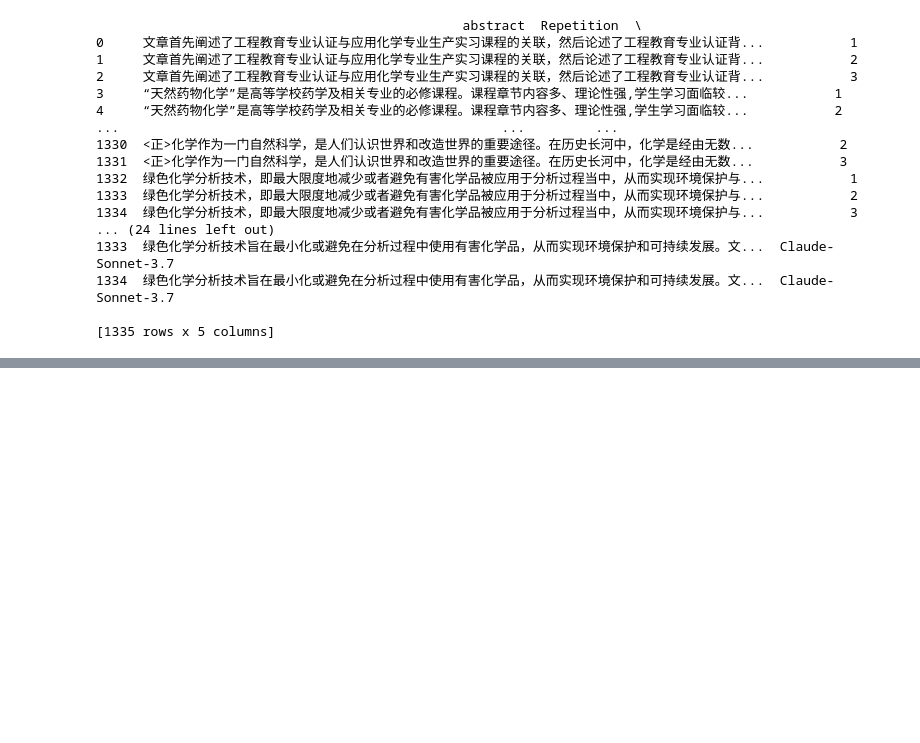
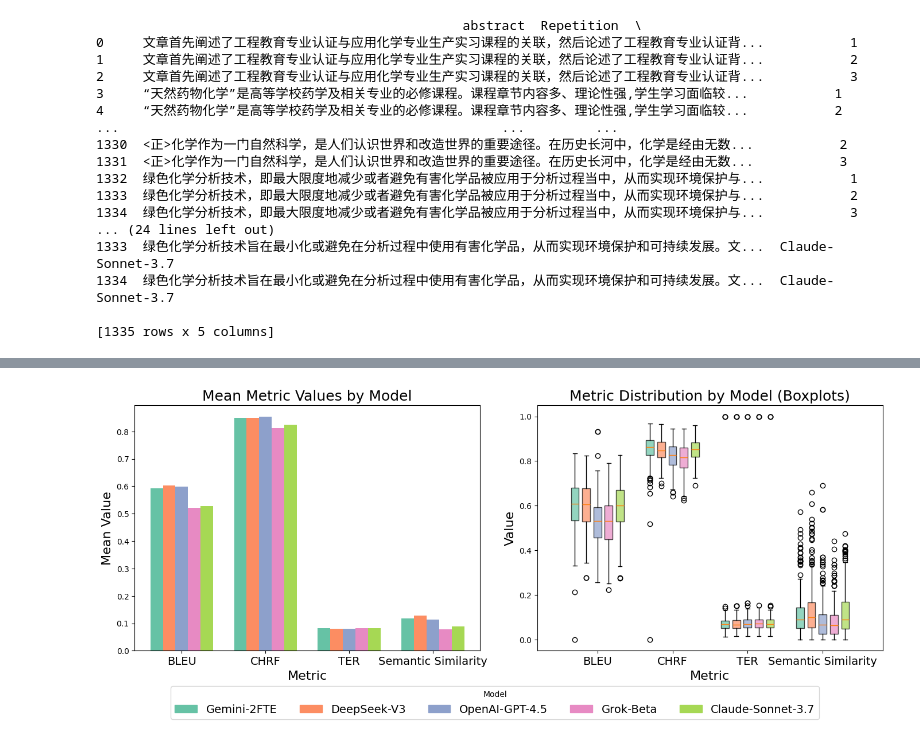
Before and after one commit to pcbrom/bt-conference, a Jupyter notebook: aed_metrics.ipynb, the cells around one changed output, grey strips where cells are left out. Saved outputs shown, nothing was run; the diff lists cells and outputs as text; code cells hidden in the pictures; blank space fills up the shorter version.

```diff
--- a/aed_metrics.ipynb
+++ b/aed_metrics.ipynb
@@ -191,3 +194,87 @@ Global Descriptive Statistics:
 # %%
 df.to_csv("results_metrics/results_metrics.csv", index=False)
 df.to_excel("results_metrics/results_metrics.xlsx", index=False)
+# %%
+import matplotlib.pyplot as plt
+import numpy as np
+import pandas as pd
+import matplotlib.patches as mpatches
+import os
+
+# Define the metrics
+metrics = ['BLEU', 'CHRF', 'TER', 'Semantic Similarity']
+
+# Calculate the mean of the metrics per model
+model_means = df.groupby('model')[metrics].mean()
+
+# Define positions for the bar graphs
+x = np.arange(len(metrics))
+width = 0.15  # Bar width
+
+# Define a more balanced color palette
+colors = plt.get_cmap("Set2").colors[:len(model_means.index)]  # Set2 palette
+
+# Create the figure and axes
+fig, axes = plt.subplots(1, 2, figsize=(14, 6))
+
+# Bar graph (Mean metric values per model)
+for i, model in enumerate(model_means.index):
+    offset = (i - len(model_means.index) / 2 + 0.5) * width
+    axes[0].bar(x + offset, model_means.loc[model], width, label=model, color=colors[i])
+
+# Configuration of the first graph
+axes[0].set_xlabel("Metric", fontsize=16)
+axes[0].set_ylabel("Mean Value", fontsize=16)
+axes[0].set_title("Mean Metric Values by Model", fontsize=18)
+axes[0].set_xticks(x)
+axes[0].set_xticklabels(metrics, fontsize=14)
+
+# Prepare the data for the boxplots
+models = df['model'].unique()
+data_for_boxplots = [[df[df['model'] == model][metric].values for model in models] for metric in metrics]
+
+# Define positions for the boxplots
+positions = []
+for i in range(len(metrics)):
+    positions.extend([i + (j - len(models) / 2 + 0.5) * width for j in range(len(models))])
+
+# Flatten the data for the boxplot
+flattened_data = [item for sublist in data_for_boxplots for item in sublist]
+
+# Create the boxplots
+bplot = axes[1].boxplot(flattened_data, positions=positions, widths=width * 0.7, patch_artist=True)
+
+# Apply colors to the boxplots
+for i, patch in enumerate(bplot["boxes"]):
+    patch.set_facecolor(colors[i % len(models)])
+    patch.set_alpha(0.7)  # Transparency
+    patch.set_edgecolor("black")  # Black outline
+
+# Configuration of the second graph
+axes[1].set_xticks(x)
+axes[1].set_xticklabels(metrics, fontsize=14)
+axes[1].set_xlabel("Metric", fontsize=16)
+axes[1].set_ylabel("Value", fontsize=16)
+axes[1].set_title("Metric Distribution by Model (Boxplots)", fontsize=18)
+
+# Create legend manually for the boxplots
+handles = [mpatches.Patch(color=colors[i], label=models[i]) for i in range(len(models))]
+
+# Create a single legend for both plots
+fig.legend(handles=handles, title="Model", loc='lower center', bbox_to_anchor=(0.5, 0.0), ncol=len(models), fontsize=14)
+
+
+# General layout adjustments
+plt.tight_layout(rect=[0, 0.1, 1, 1])  # Adjust layout to make space for the bottom legend
+
+# Create directory to save the results
+output_dir = "results_figures"
+os.makedirs(output_dir, exist_ok=True)
+
+# Save the figure
+plt.savefig(f"{output_dir}/metrics_by_model_improved.png", dpi=300)
+
+# Display the graph
+plt.show()
+# %% [output]
+[figure, added]
```
Also changed, not shown: parts of 7 cells of this notebook, 10 other files.
